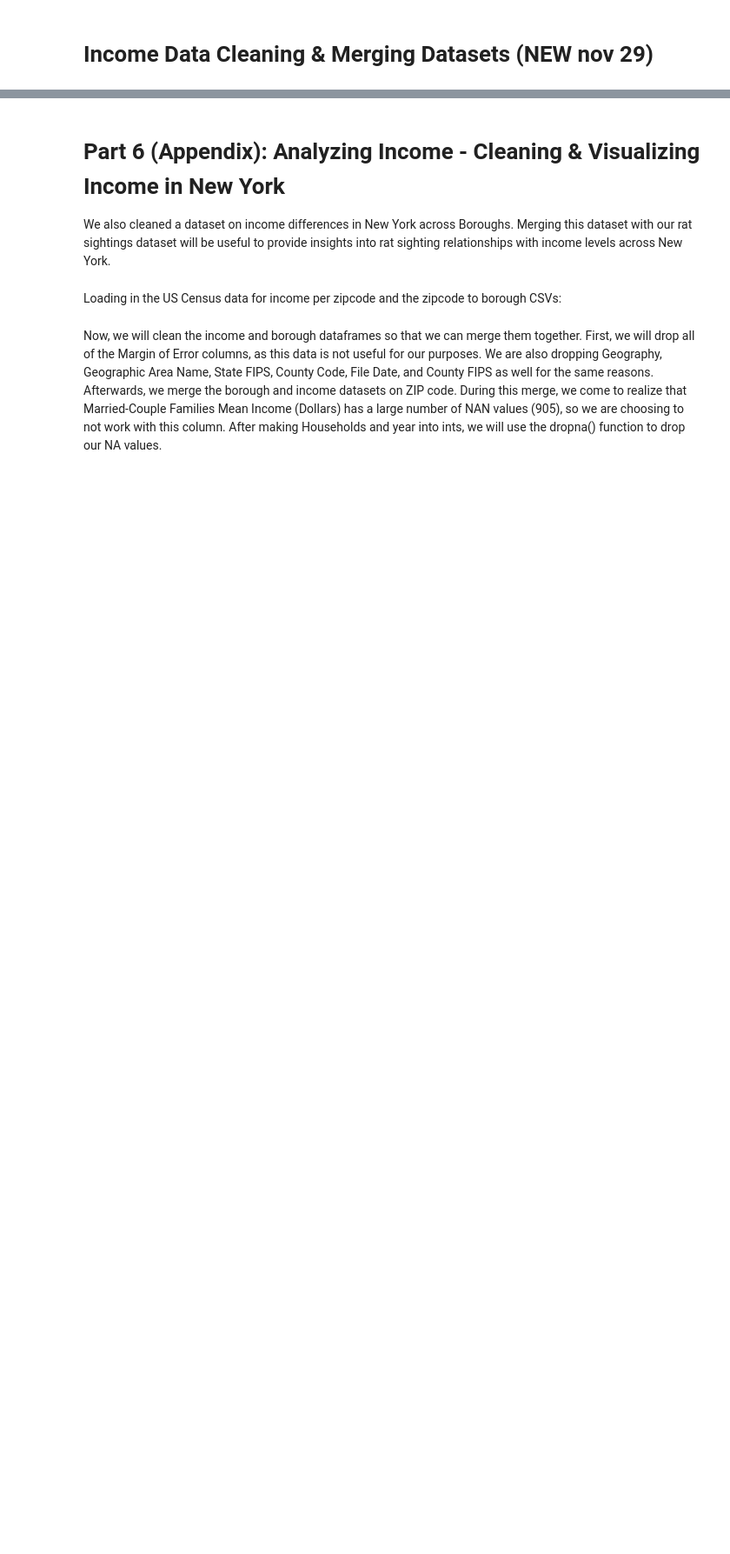
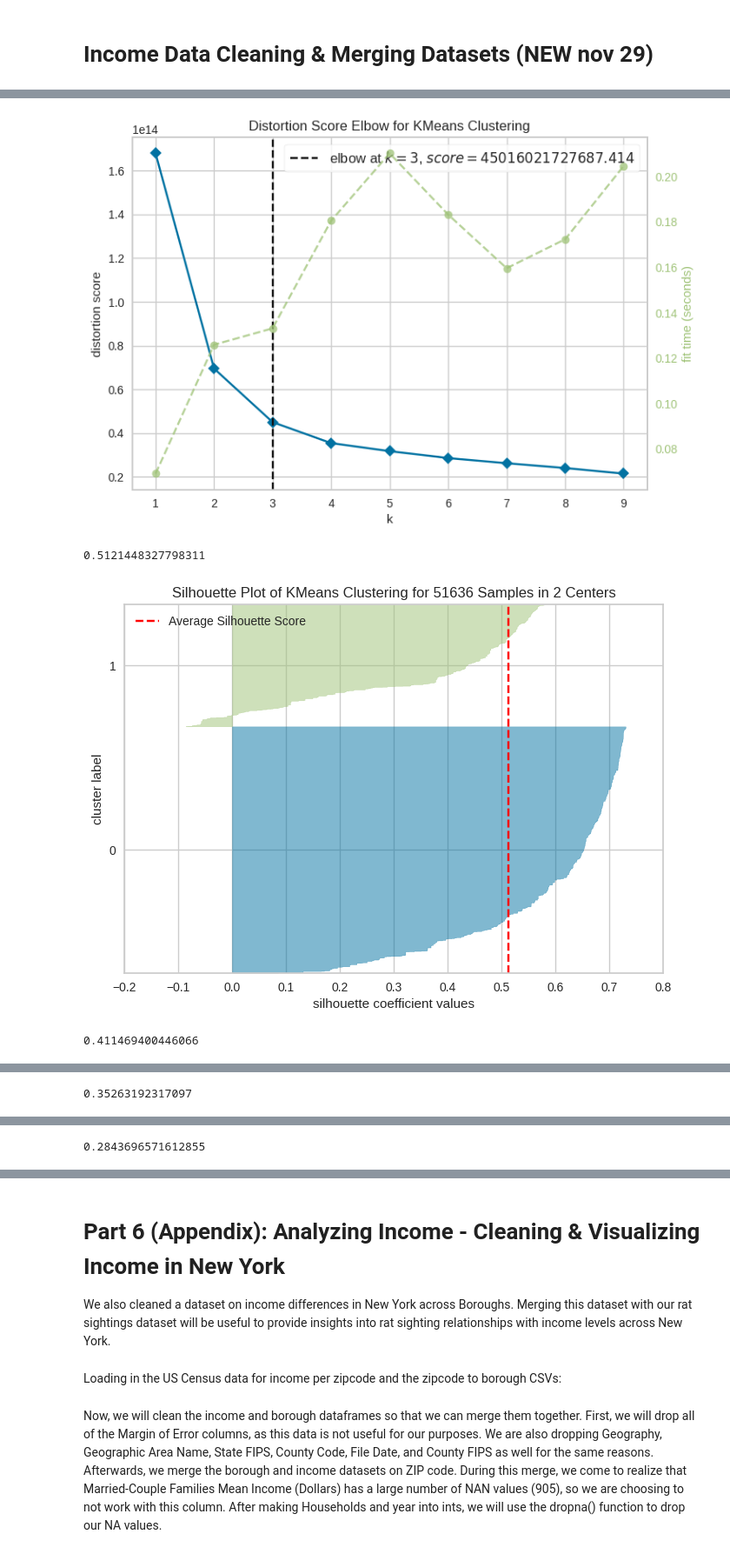
Before and after one commit to trishaa4144/cmsc320-final, a Jupyter notebook: CMSC320_Final_Project.ipynb, the cells around one changed output, grey strips where cells are left out. Shown at 87% size. Drawn from its saved outputs; the diff is of its cells as text; code cells hidden in the pictures; blank space fills up the shorter version.

```diff
--- a/CMSC320_Final_Project.ipynb
+++ b/CMSC320_Final_Project.ipynb
@@ -645,0 +897,38 @@ plt.show()
+# %%
+from sklearn import datasets
+from sklearn.cluster import KMeans
+import matplotlib.pyplot as plt
+from yellowbrick.cluster import SilhouetteVisualizer
+from yellowbrick.cluster import KElbowVisualizer
+
+# Load the dataset
+
+# Instantiate the clustering model and visualizer
+model = KMeans(random_state=seed)
+model.fit(X_train)
+visualizer = KElbowVisualizer(model, k=(1, 10))
+
+visualizer.fit(X_train)
+visualizer.show()
+
+# Plot the SilhouetteVisualizer plot for K=2 to 5
+for i in range(2,6):
+
+    # Create KMeans model
+    model2 = KMeans(i, random_state=seed)
+
+    # Use SilhouetteVisualizer to visualize and get the silhouette score
+    visualizer2 = SilhouetteVisualizer(model2, colors='yellowbrick')
+    visualizer2.fit(X_train)
+
+    # Get the silhouette score
+    score = visualizer2.silhouette_score_
+    print(score)
+
+    # Display the silhouette plot
+    visualizer2.show()
+# %% [output]
+[figure, added]
+0.5121448327798311
+[figure, added]
+0.411469400446066
@@ -645,0 +936 @@ plt.show()
+0.35263192317097
@@ -645,0 +938 @@ plt.show()
+0.2843696571612855
```
Also changed, not shown: parts of 29 cells of this notebook.
